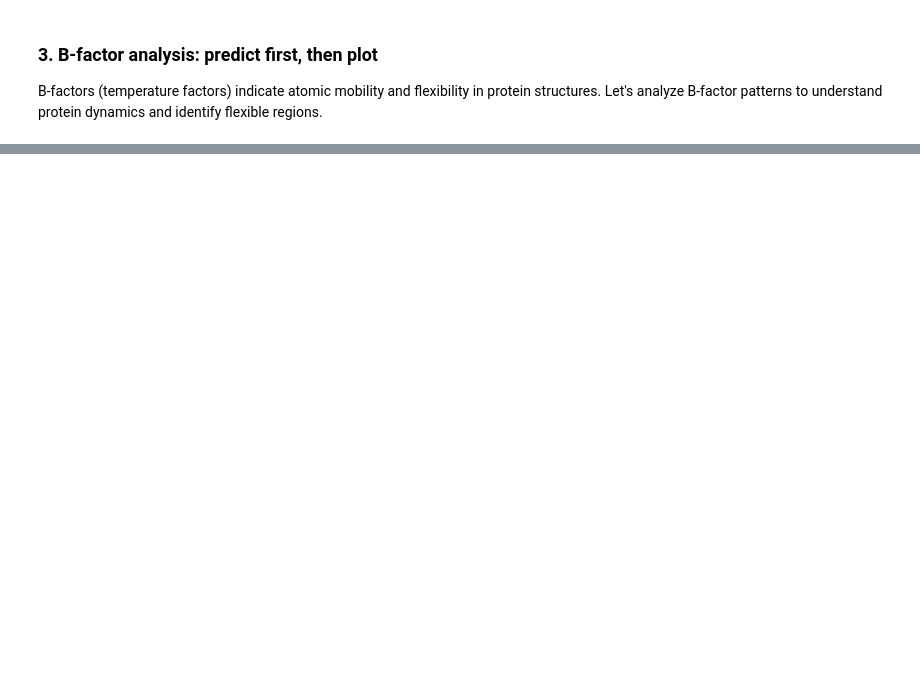
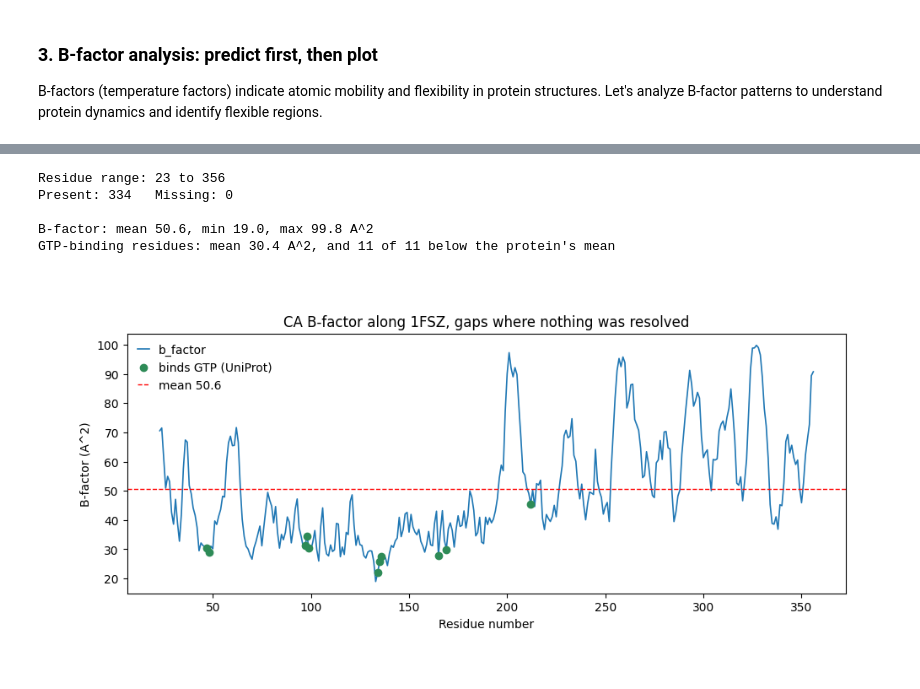
Before and after one commit to yerkoescalona/structural-bioinformatics-exercises, a Jupyter notebook: ex01/ex01_guide.ipynb, the cells around one changed output, grey strips where cells are left out. Cells and saved outputs as stored; diff of their text form; code cells hidden in the pictures; blank space fills up the shorter version.

```diff
--- a/ex01/ex01_guide.ipynb
+++ b/ex01/ex01_guide.ipynb
@@ -373,0 +457,3 @@ atoms_df.head()
+# %%
+gtp = features.query("source == 'UniProt' and kind == 'binding site'")["residue"].tolist()
+show_structure("1FSZ", highlight=gtp, ligand="GDP").show()
@@ -765,0 +562,23 @@ visualization → B-factors → alignment → conservation on the structure.
+# %%
+bfactors = bfactor_profile(atoms_df)
+print(f"Residue range: {bfactors.index.min()} to {bfactors.index.max()}")
+print(f"Present: {bfactors.notna().sum()}   Missing: {bfactors.isna().sum()}")
+print(f"\nB-factor: mean {bfactors.mean():.1f}, min {bfactors.min():.1f}, "
+      f"max {bfactors.max():.1f} A^2")
+print(f"GTP-binding residues: mean {bfactors[gtp].mean():.1f} A^2, and "
+      f"{(bfactors[gtp] < bfactors.mean()).sum()} of {len(gtp)} below the protein's mean")
+
+ax = bfactors.plot(figsize=(11, 4), lw=1.2,
+                   title=f"CA B-factor along {pdb_id}, gaps where nothing was resolved")
+ax.scatter(gtp, bfactors[gtp], color="seagreen", zorder=3, label="binds GTP (UniProt)")
+ax.set_ylabel("B-factor (A^2)")
+ax.axhline(bfactors.mean(), color="red", ls="--", lw=1, label=f"mean {bfactors.mean():.1f}")
+ax.legend()
+plt.show()
+# %% [output]
+Residue range: 23 to 356
+Present: 334   Missing: 0
+
+B-factor: mean 50.6, min 19.0, max 99.8 A^2
+GTP-binding residues: mean 30.4 A^2, and 11 of 11 below the protein's mean
+[figure, added]
```
Also changed, not shown: parts of 75 cells of this notebook, 2 other files.
